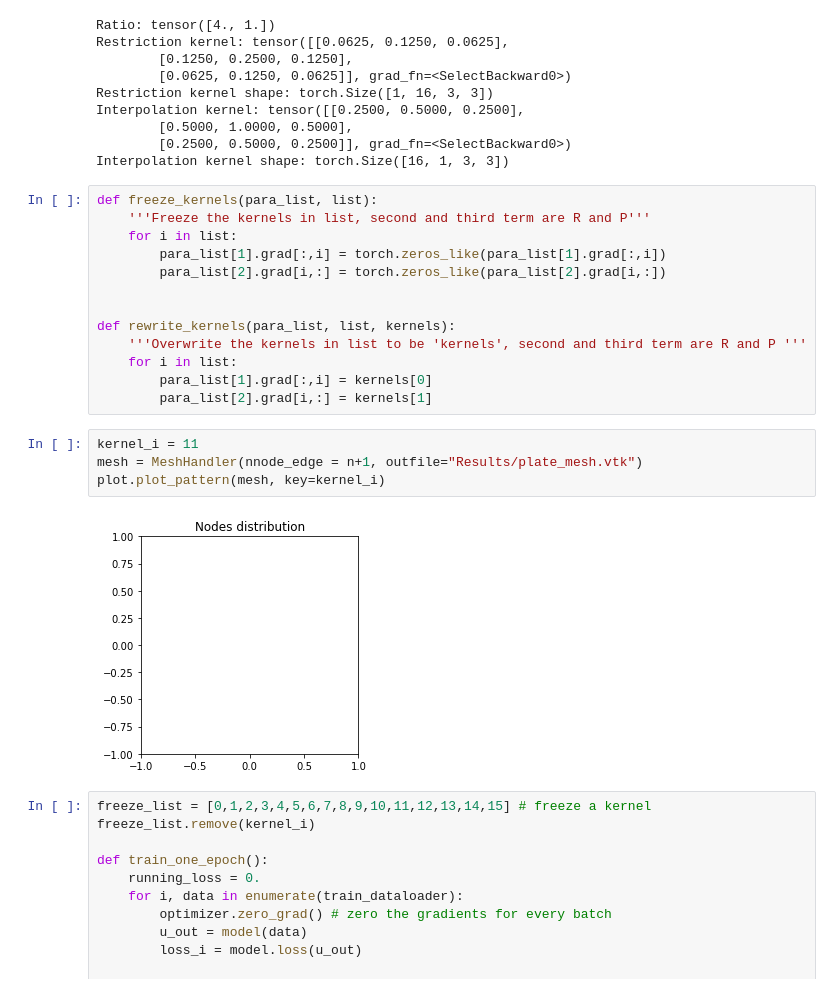
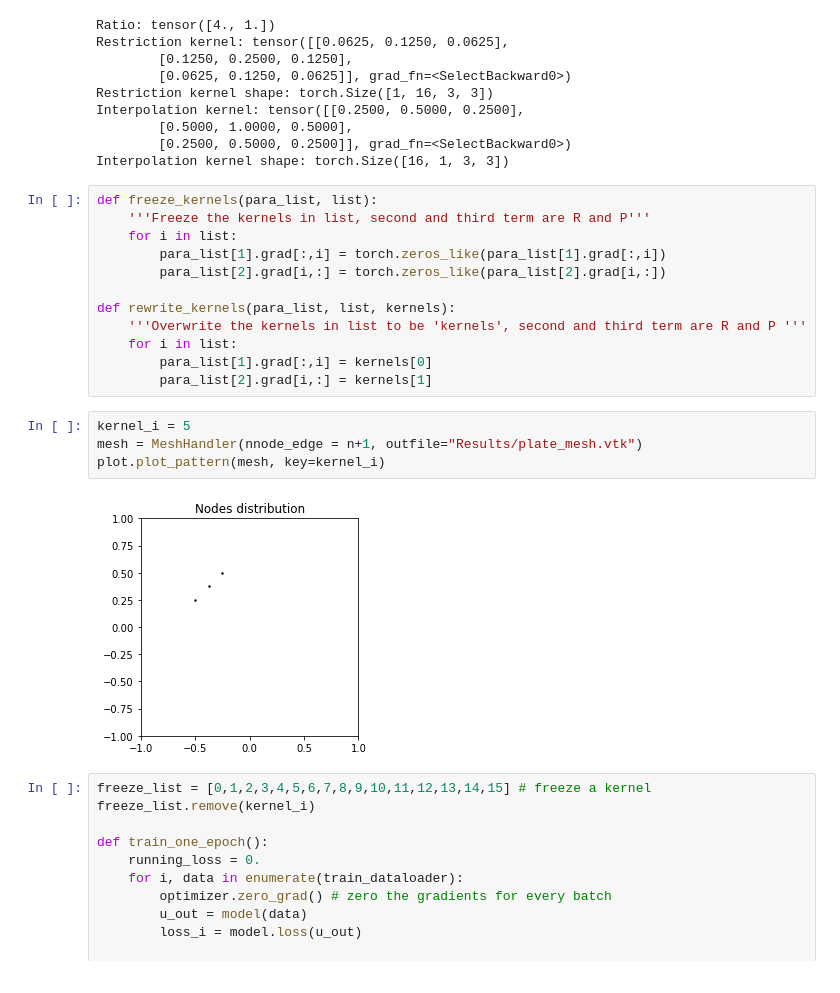
Before and after one commit to longfish/Multigrid-FEANet, a Jupyter notebook: MM-FEANet-interface_multigrid_rhs_kernel_split_res.ipynb, the cells around one changed output. Cells and saved outputs as stored; diff of their text form.

```diff
--- a/MM-FEANet-interface_multigrid_rhs_kernel_split_res.ipynb
+++ b/MM-FEANet-interface_multigrid_rhs_kernel_split_res.ipynb
@@ -276,18 +274,17 @@ def freeze_kernels(para_list, list):
         para_list[1].grad[:,i] = torch.zeros_like(para_list[1].grad[:,i])
         para_list[2].grad[i,:] = torch.zeros_like(para_list[2].grad[i,:])
 
-
 def rewrite_kernels(para_list, list, kernels):
     '''Overwrite the kernels in list to be 'kernels', second and third term are R and P '''
     for i in list:
         para_list[1].grad[:,i] = kernels[0]
         para_list[2].grad[i,:] = kernels[1]
 # %%
-kernel_i = 11
+kernel_i = 5
 mesh = MeshHandler(nnode_edge = n+1, outfile="Results/plate_mesh.vtk")
 plot.plot_pattern(mesh, key=kernel_i)
 # %% [output]
-[figure, old version]
+[figure, new version]
 # %%
 freeze_list = [0,1,2,3,4,5,6,7,8,9,10,11,12,13,14,15] # freeze a kernel
 freeze_list.remove(kernel_i)
```
Also changed, not shown: parts of 8 cells of this notebook.
